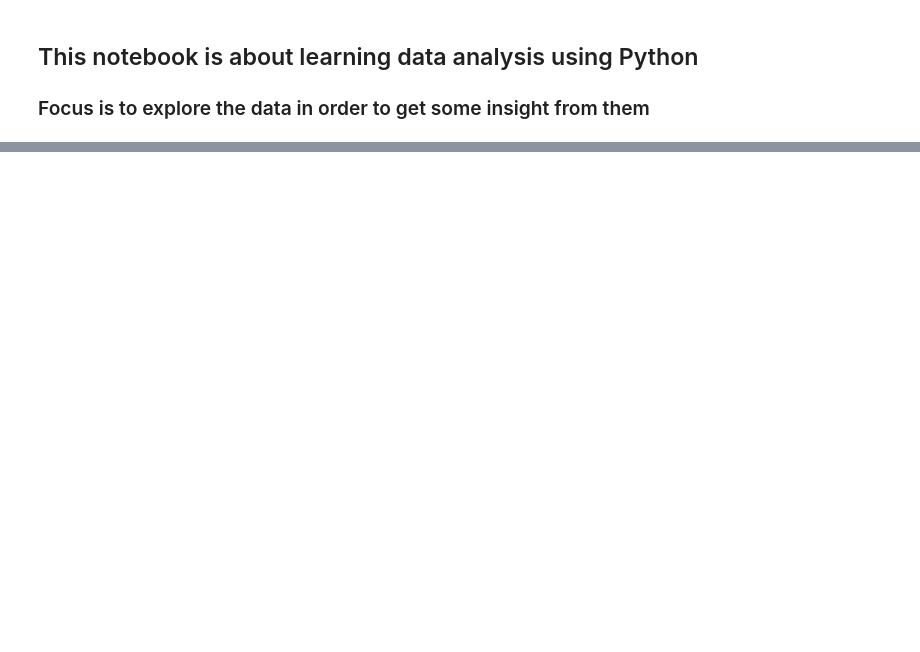
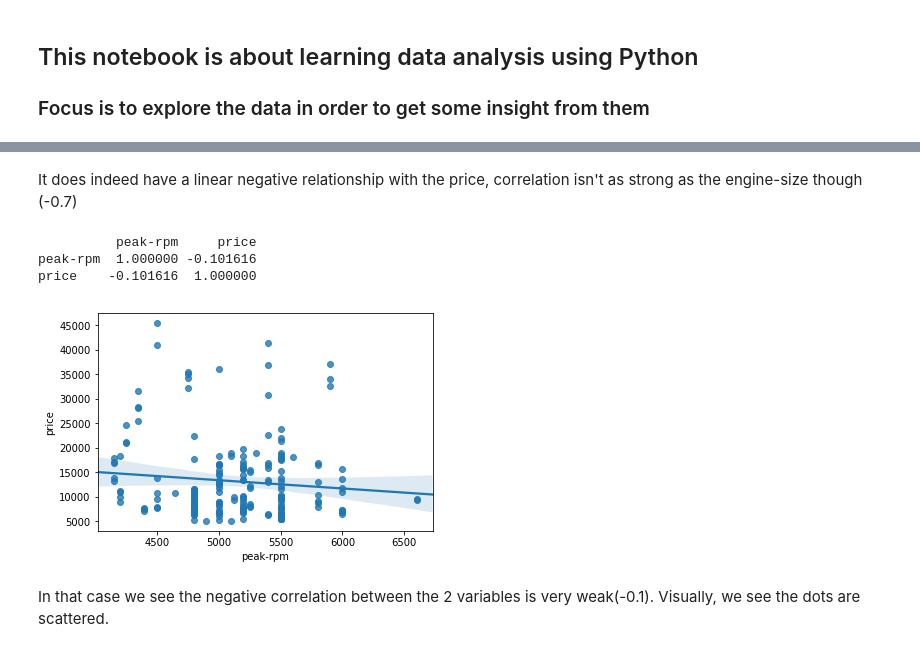
Before and after one commit to GuillaumeRouja/2019-Learning-Python-Data-Wrangling, a Jupyter notebook: data exploration 1.ipynb, the cells around one changed output, grey strips where cells are left out. Cells and saved outputs as stored; diff of their text form; code cells hidden in the pictures; blank space fills up the shorter version.

```diff
--- a/data exploration 1.ipynb
+++ b/data exploration 1.ipynb
@@ -20,0 +100,14 @@ df.head()
+# %% [markdown]
+It does indeed have a linear negative relationship with the price, correlation isn't as strong as the engine-size though (-0.7)
+# %%
+# Let's now take a 3rd and last example and study the correclation between peak-rpm and price:
+
+sns.regplot(x="peak-rpm", y="price", data=df)
+print (df[['peak-rpm','price']].corr())
+# %% [output]
+          peak-rpm     price
+peak-rpm  1.000000 -0.101616
+price    -0.101616  1.000000
+[figure, added]
+# %% [markdown]
+In that case we see the negative correlation between the 2 variables is very weak(-0.1). Visually, we see the dots are scattered.
```
Also changed, not shown: parts of 11 cells of this notebook.
